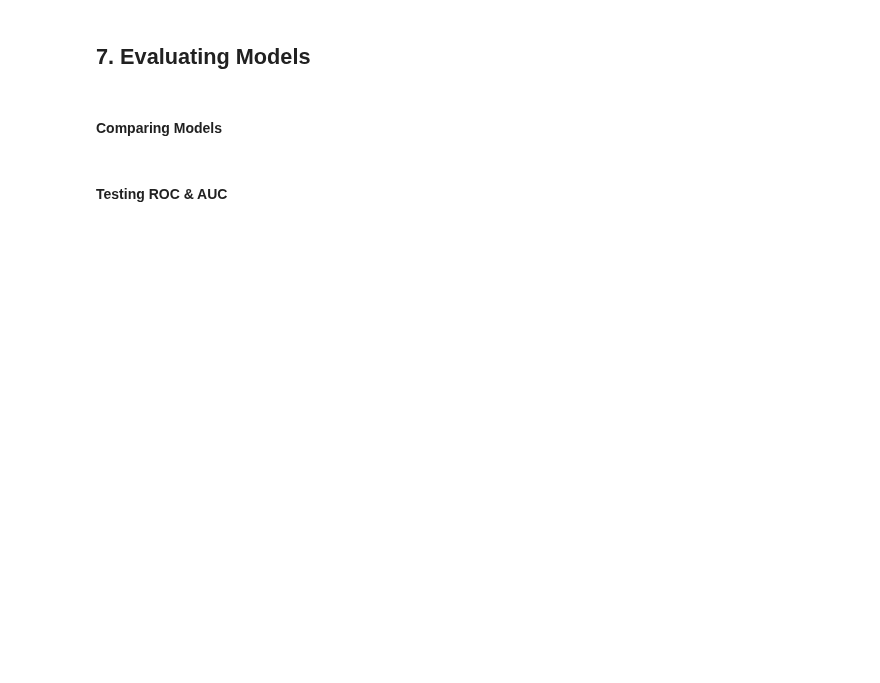
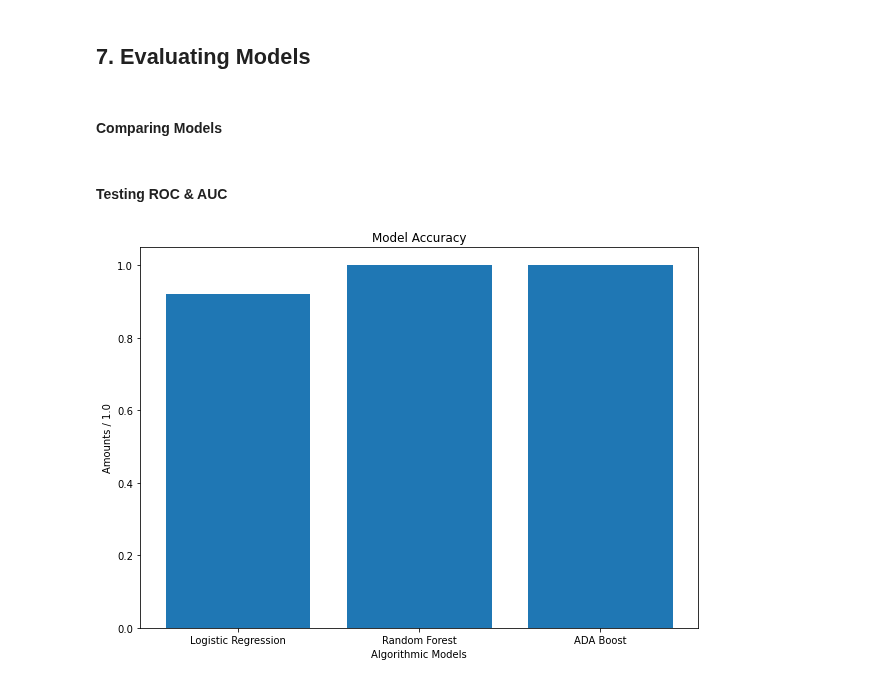
Before and after one commit to reediredale/institute-of-data, a Jupyter notebook: Projects/Capstone-CustomerBehaviour/engagement-notebook.ipynb, the cells around one changed output. Cells and saved outputs as stored; diff of their text form; code cells hidden in the pictures; blank space fills up the shorter version.

Commit message:
Changed my model a little. Might need a second set of eyes.

```diff
--- a/Projects/Capstone-CustomerBehaviour/engagement-notebook.ipynb
+++ b/Projects/Capstone-CustomerBehaviour/engagement-notebook.ipynb
@@ -592,3 +595,22 @@ weighted avg       0.85      0.87      0.83      1827
 #### Testing ROC & AUC
 # %%
 from sklearn.metrics import roc_curve, auc
+# %%
+import numpy as np
+import pandas as pd
+from pandas import Series, DataFrame
+import matplotlib.pyplot as plt
+
+plt.figure(figsize=(10,7))
+
+data = lr, rf, ada
+labels = ['Logistic Regression', 'Random Forest', 'ADA Boost']
+plt.xticks(range(len(data)), labels)
+plt.xlabel('Algorithmic Models')
+plt.ylabel('Amounts / 1.0')
+plt.title('Model Accuracy')
+plt.bar(range(len(data)), data)
+plt.savefig('model-accuracy.png')
+plt.show()
+# %% [output]
+[figure, added]
```
Also changed, not shown: parts of 14 cells of this notebook, 2 other files.
